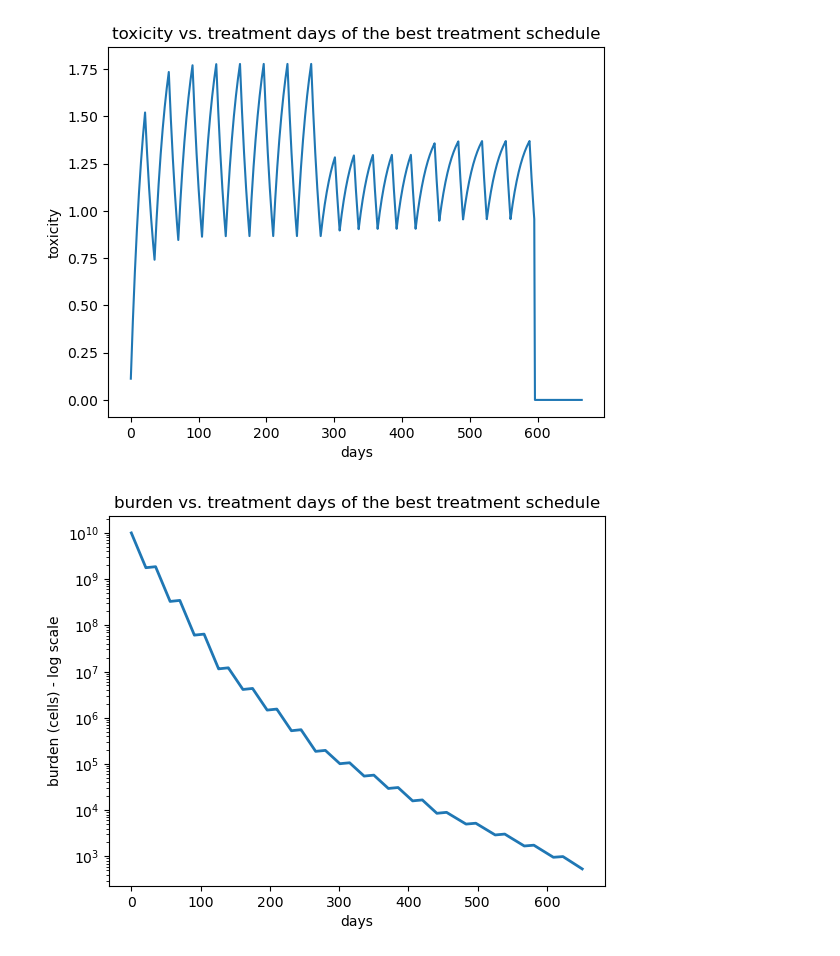
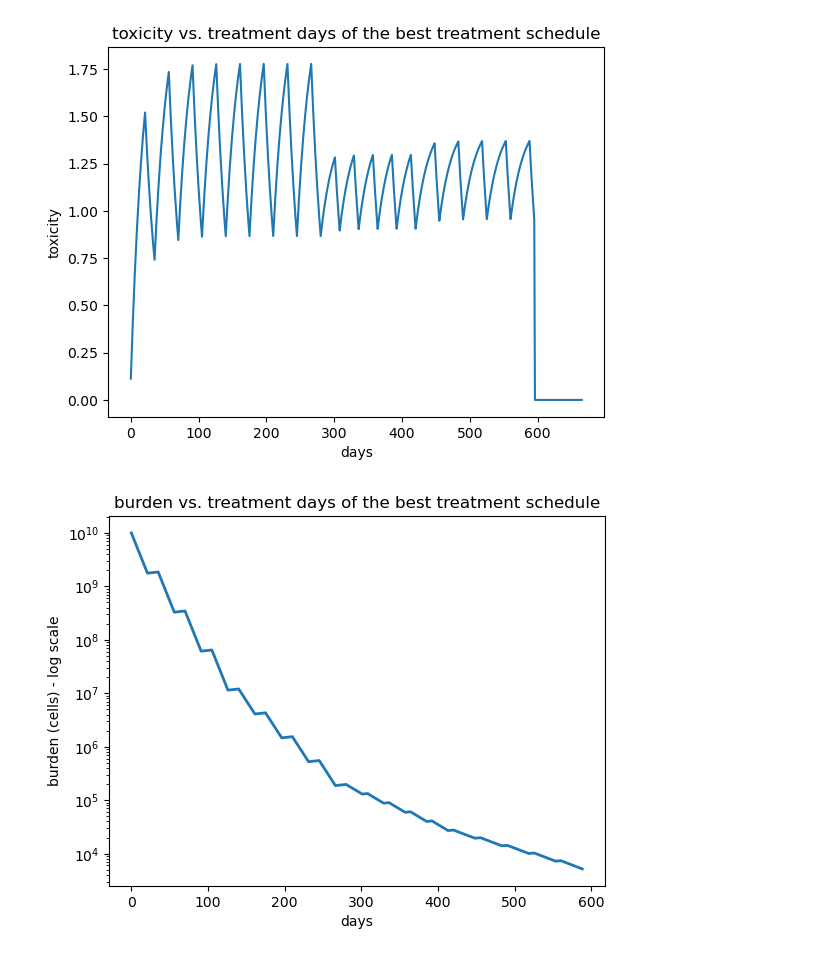
Before and after one commit to tony1747/patient-informed-decision-tool, a Jupyter notebook: main.ipynb, the cells around one changed output. Saved outputs shown, nothing was run; the diff lists cells and outputs as text; code cells hidden in the pictures.

```diff
--- a/main.ipynb
+++ b/main.ipynb
@@ -16,7 +16,7 @@ The autoreload extension is already loaded. To reload it, use:
 # read json file patient_config.json
 with open('patient_config.json') as f:
     patient_config = json.load(f)
-search_from = sch.search_from_dose(patient_config)
+search_from = 1
 doses1 = [1, 0.75, 0.5] if search_from <= 1 else [float(patient_config["d1"])]
 doses2 = [1, 0.75, 0.5] if search_from <= 2 else [float(patient_config["d2"])]
 doses3 = [1, 0.75, 0.5] if search_from <= 3 else [float(patient_config["d3"])]
@@ -130,11 +130,11 @@ plt.title("toxicity vs. treatment days of the best treatment schedule");
 # %% [output]
 [figure]
 # %%
-sol = sols[0]["burden_sol"]
+sol = best_solution["burden_sol"]
 plt.plot(sol .t, sol .y.T[:, 0], lw=2);
 plt.xlabel("days")
 plt.ylabel("burden (cells) - log scale")
 plt.yscale("log")
 plt.title("burden vs. treatment days of the best treatment schedule");
 # %% [output]
-[figure, old version]
+[figure, new version]
```
Also changed, not shown: parts of 3 cells of this notebook, 4 other files.
